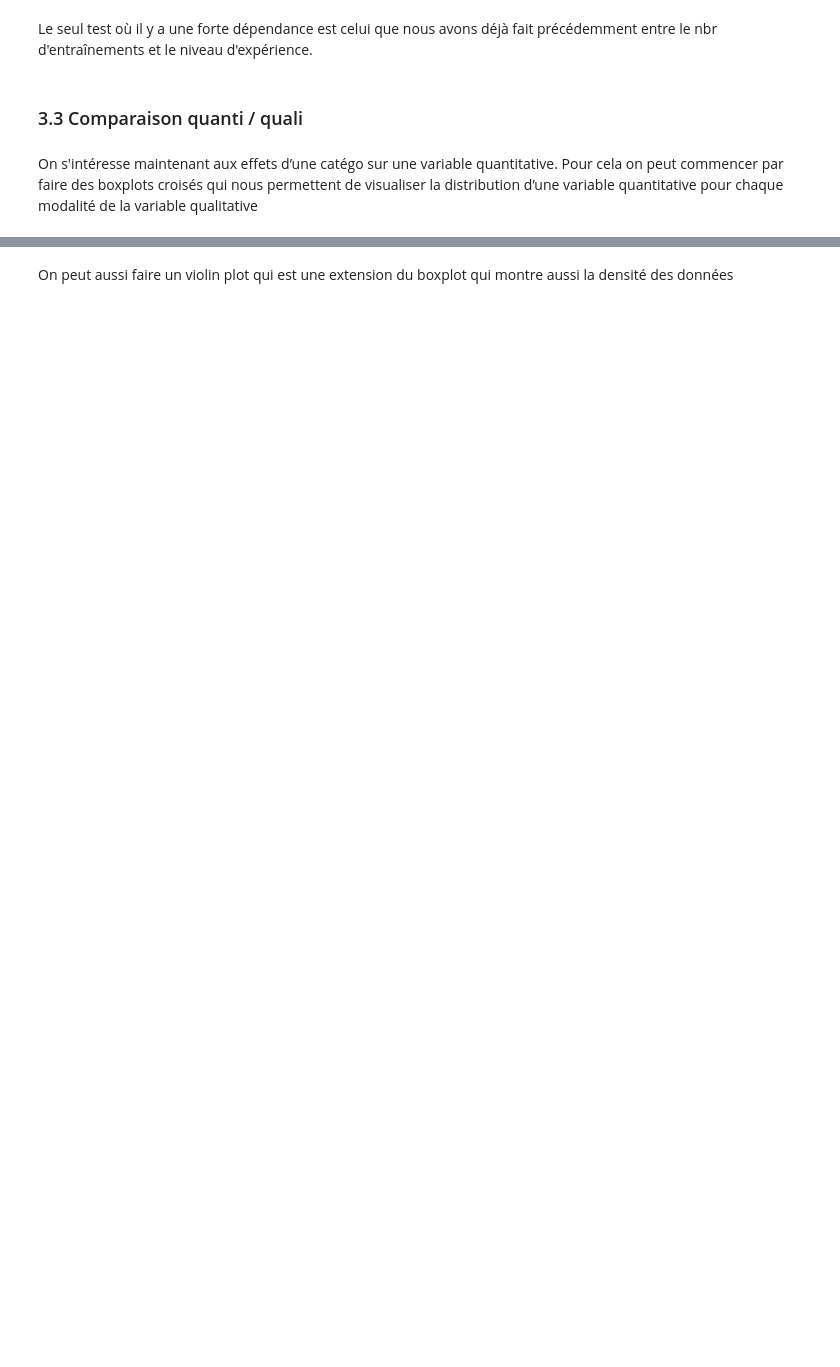
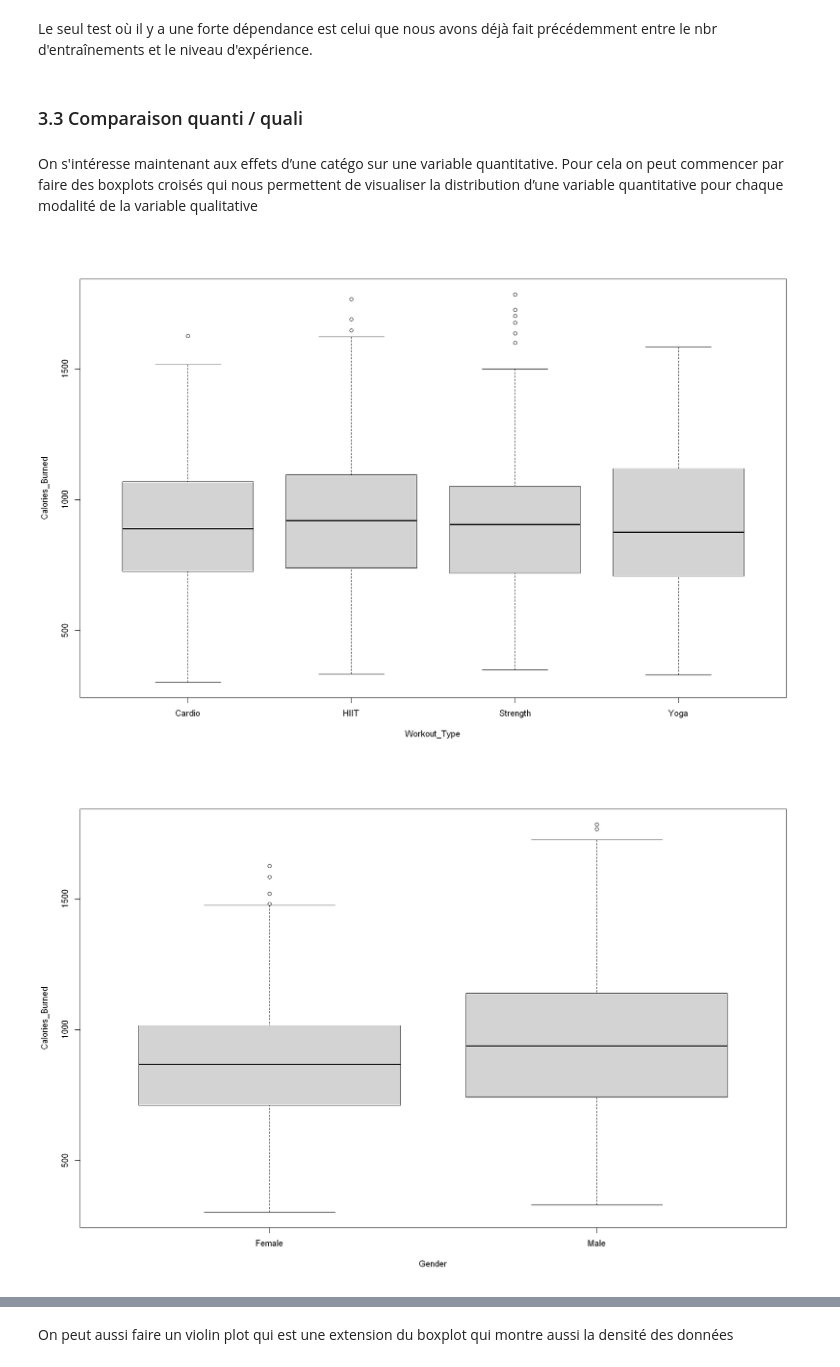
Before and after one commit to QUENTINTOUIL/Projet_ML, a Jupyter notebook: V2_R.ipynb, the cells around one changed output, grey strips where cells are left out. Drawn from its saved outputs; the diff is of its cells as text; code cells hidden in the pictures; blank space fills up the shorter version.

Commit message:
fin partie R prediction Calories

```diff
--- a/V2_R.ipynb
+++ b/V2_R.ipynb
@@ -482,6 +490,10 @@ Le seul test où il y a une forte dépendance est celui que nous avons déjà fa
 On s'intéresse maintenant aux effets d’une catégo sur une variable quantitative. Pour cela on peut commencer par faire des boxplots croisés qui nous permettent de visualiser la distribution d’une variable quantitative pour chaque modalité de la variable qualitative
 # %%
 boxplot(Calories_Burned ~ Workout_Type, data = gym)
+boxplot(Calories_Burned ~ Gender, data = gym)
+# %% [output]
+[figure, added]
+[figure, added]
 # %% [markdown]
 Comment l'interpréter :
 - Si les médianes diffèrent beaucoup → possible effet de la quali sur la quanti.
```
Also changed, not shown: parts of 51 cells of this notebook.
